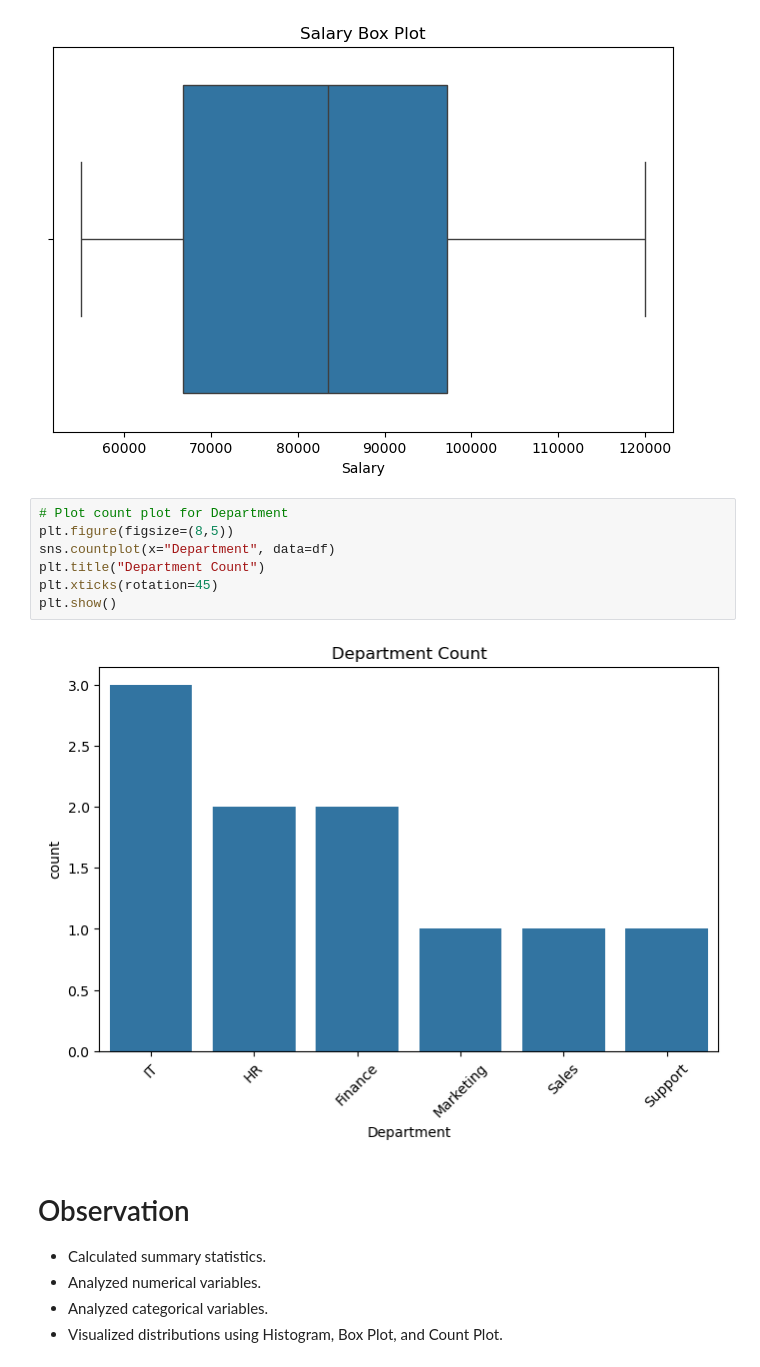
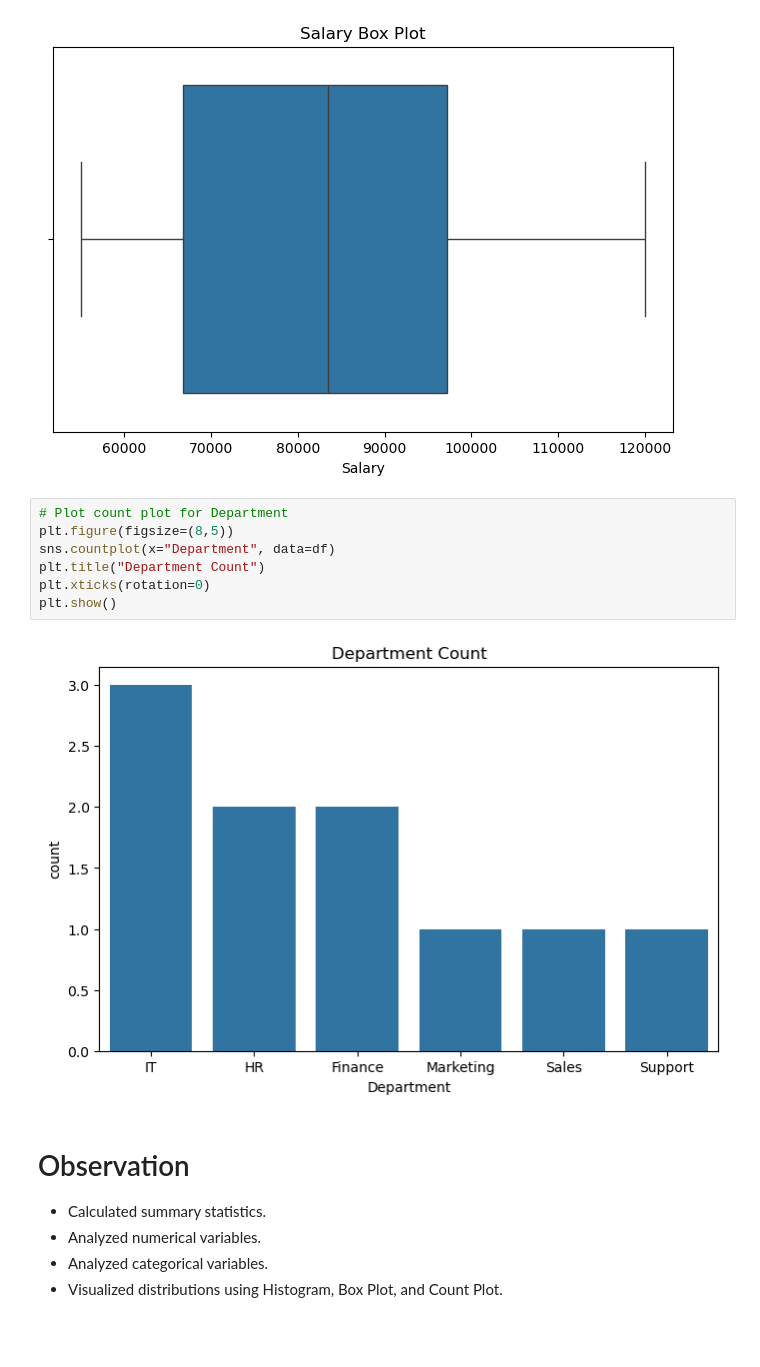
Before and after one commit to Kainatfatima0311/exploratory-data-analysis, a Jupyter notebook: 06-univariate-analysis/univariate_analysis.ipynb, the cells around one changed output. Cells and saved outputs as stored; diff of their text form; blank space fills up the shorter version.

```diff
--- a/06-univariate-analysis/univariate_analysis.ipynb
+++ b/06-univariate-analysis/univariate_analysis.ipynb
@@ -85,12 +85,12 @@ plt.show()
 # %%
 # Plot count plot for Department
 plt.figure(figsize=(8,5))
 sns.countplot(x="Department", data=df)
 plt.title("Department Count")
-plt.xticks(rotation=45)
+plt.xticks(rotation=0)
 plt.show()
 # %% [output]
-[figure, old version]
+[figure, new version]
 # %% [markdown]
 # Observation
 
```
Also changed, not shown: 2 other files.
